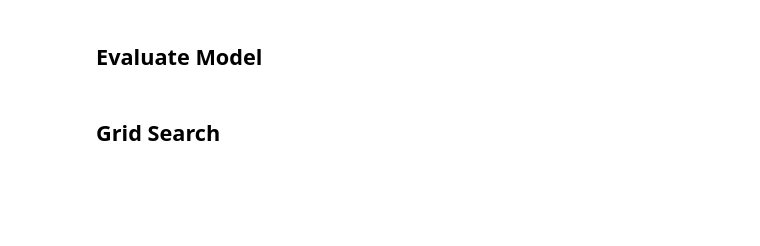
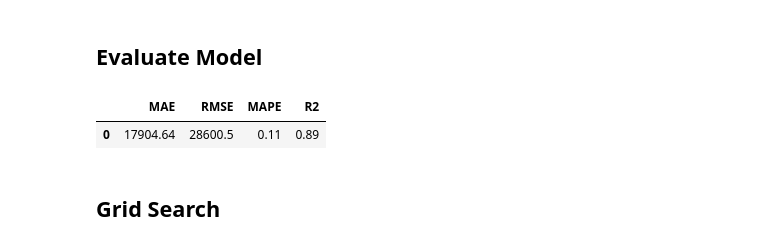
Before and after one commit to MerleSt/HousingPricePrediction, a Jupyter notebook: Notebooks/RandomForest.ipynb, the cells around one changed output. Saved outputs shown, nothing was run; the diff lists cells and outputs as text; code cells hidden in the pictures; blank space fills up the shorter version.

```diff
--- a/Notebooks/RandomForest.ipynb
+++ b/Notebooks/RandomForest.ipynb
@@ -135,14 +120,32 @@ preprocessor = ColumnTransformer(transformers=[
     ('onehot', cat_onehot_pipe, cat_onehot),
     ('ordinal', cat_ordinal_pipe, cat_ordinal)
 ])
+# %%
+pipeline = make_pipeline(preprocessor, SelectFromModel(RandomForestRegressor(random_state=42)), RandomForestRegressor(random_state=42))
 # %% [markdown]
 # Hypertuning
 # %% [markdown]
 ## Randomized Grid Search
 # %%
-param_grid =
+param_grid = {
+    'selectfrommodel__estimator__n_estimators': [50, 100, 200, 300],
+    'selectfrommodel__estimator__max_depth': [None, 10, 20, 30, 40],
+    'selectfrommodel__estimator__min_samples_split': [2, 5, 10],
+    'selectfrommodel__estimator__min_samples_leaf': [1, 2, 4],
+    'randomforestregressor__n_estimators': [50, 100, 200, 300],
+    'randomforestregressor__max_depth': [None, 10, 20, 30, 40],
+    'randomforestregressor__min_samples_split': [2, 5, 10],
+    'randomforestregressor__min_samples_leaf': [1, 2, 4]
+}
 # %%
 search = RandomizedSearchCV(
+    pipeline,
+    param_distributions=param_grid,
+    n_iter=100,
+    cv=5,
+    verbose=1,
+    random_state=42,
+    n_jobs=-2
 )
 # %%
 search.fit(X_train, y_train)
@@ -149,4 +182,23 @@ search.fit(X_train, y_train)
 # %% [markdown]
 ## Evaluate Model
+# %%
+predictions = search.predict(X_test)
+mae = mean_absolute_error(y_true=y_test, y_pred=predictions).round(2)
+rmse = mean_squared_error(y_true=y_test, y_pred=predictions, squared=False).round(2)
+mape = mean_absolute_percentage_error(y_true=y_test, y_pred=predictions).round(2)
+r2 = r2_score(y_true=y_test, y_pred=predictions).round(2)
+
+model_df = pd.DataFrame({
+    "MAE": [mae],
+    "RMSE": [rmse],
+    "MAPE": [mape],
+    "R2": [r2]},
+)
+model_df
+# %%
+model_df
+# %% [output]
+|  | MAE | RMSE | MAPE | R2 |
+| 0 | 17904.64 | 28600.5 | 0.11 | 0.89 |
 # %% [markdown]
 ## Grid Search
```
Also changed, not shown: parts of 12 cells of this notebook.
